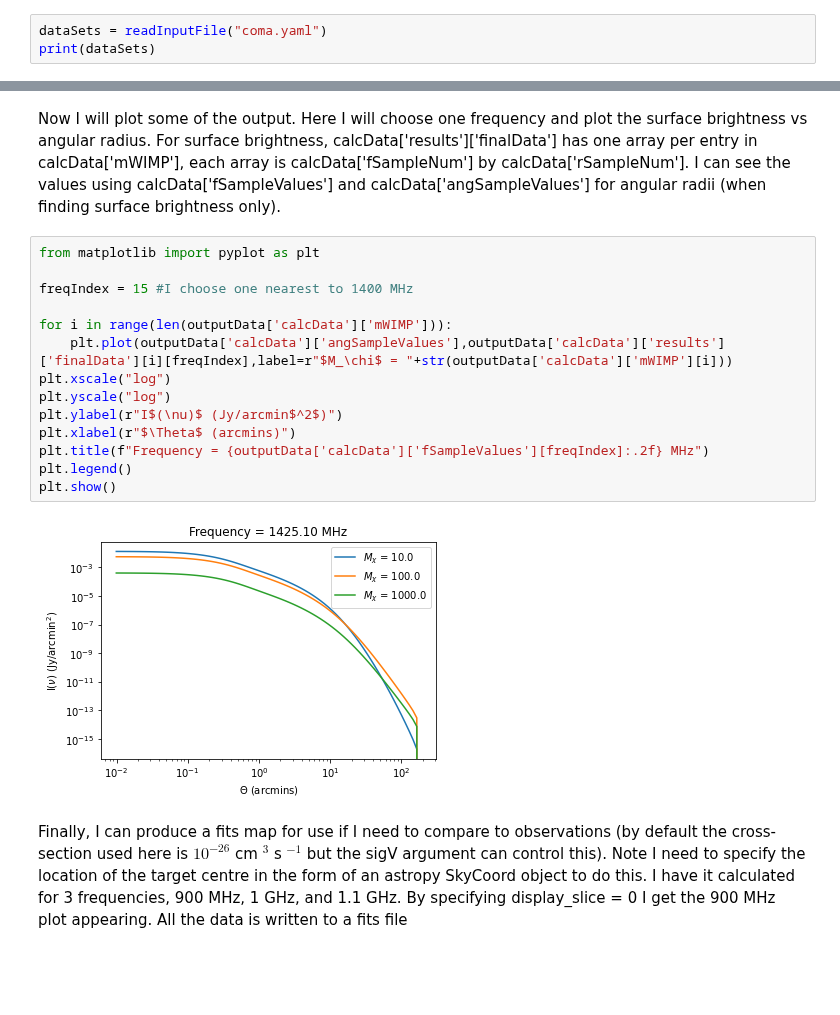
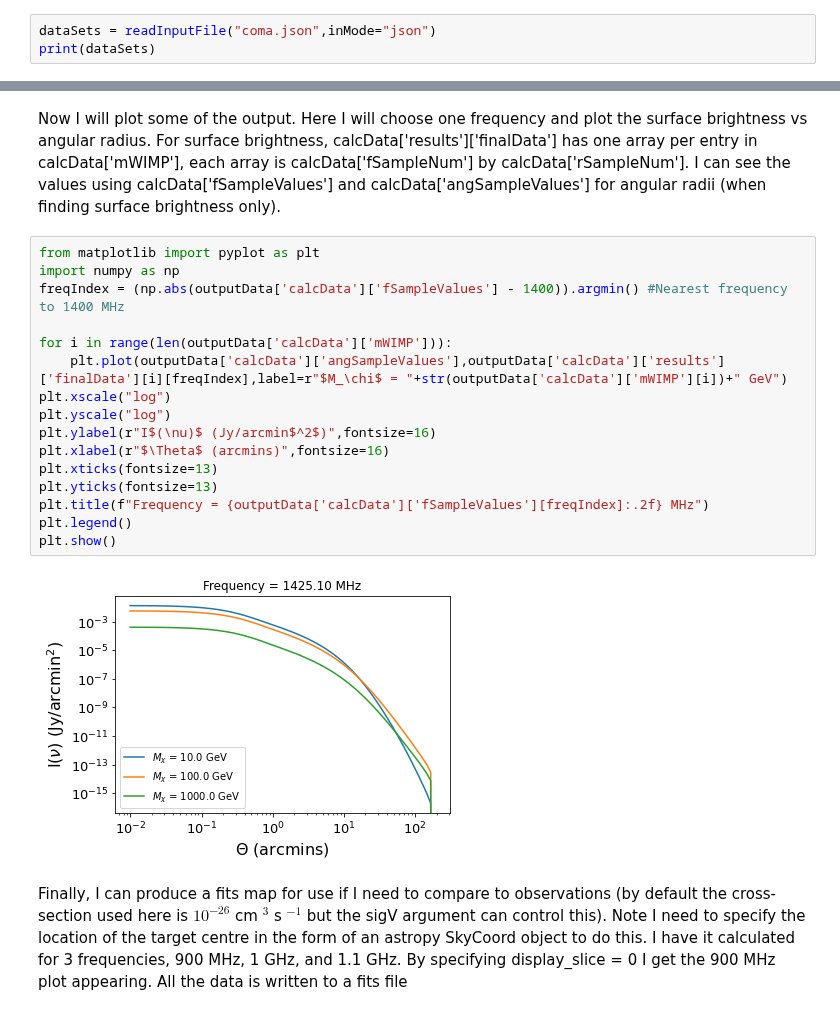
Before and after one commit to Hyperthetical/DarkMatters, a Jupyter notebook: example_coma_cluster.ipynb, the cells around one changed output, grey strips where cells are left out. Cells and saved outputs as stored; diff of their text form; blank space fills up the shorter version.

```diff
--- a/example_coma_cluster.ipynb
+++ b/example_coma_cluster.ipynb
@@ -8,7 +8,7 @@ The autoreload extension is already loaded. To reload it, use:
 # %% [markdown]
 Next I will read in the calculation data for the Coma cluster
 # %%
-dataSets = readInputFile("coma.yaml")
+dataSets = readInputFile("coma.json",inMode="json")
 print(dataSets)
 # %% [output]
 {'haloData': {'haloName': 'coma', 'haloProfile': 'nfw', 'haloScale': 0.287, 'haloCvir': 9.4, 'haloRvir': 2.7, 'haloMvir': 1200000000000000.0, 'haloZ': 0.0231}, 'magData': {'magProfile': 'beta', 'magNo ...
@@ -51,20 +51,22 @@ makeOutput(**outputData,outMode="yaml")
 Now I will plot some of the output. Here I will choose one frequency and plot the surface brightness vs angular radius. For surface brightness, calcData['results']['finalData'] has one array per entry in calcData['mWIMP'], each array is calcData['fSampleNum'] by calcData['rSampleNum']. I can see the values using calcData['fSampleValues'] and calcData['angSampleValues'] for angular radii (when finding surface brightness only).
 # %%
 from matplotlib import pyplot as plt
-
-freqIndex = 15 #I choose one nearest to 1400 MHz
+import numpy as np
+freqIndex = (np.abs(outputData['calcData']['fSampleValues'] - 1400)).argmin() #Nearest frequency to 1400 MHz
 
 for i in range(len(outputData['calcData']['mWIMP'])):
-    plt.plot(outputData['calcData']['angSampleValues'],outputData['calcData']['results']['finalData'][i][freqIndex],label=r"$M_\chi$ = "+str(outputData['calcData']['mWIMP'][i]))
+    plt.plot(outputData['calcData']['angSampleValues'],outputData['calcData']['results']['finalData'][i][freqIndex],label=r"$M_\chi$ = "+str(outputData['calcData']['mWIMP'][i])+" GeV")
 plt.xscale("log")
 plt.yscale("log")
-plt.ylabel(r"I$(\nu)$ (Jy/arcmin$^2$)")
-plt.xlabel(r"$\Theta$ (arcmins)")
+plt.ylabel(r"I$(\nu)$ (Jy/arcmin$^2$)",fontsize=16)
+plt.xlabel(r"$\Theta$ (arcmins)",fontsize=16)
+plt.xticks(fontsize=13)
+plt.yticks(fontsize=13)
 plt.title(f"Frequency = {outputData['calcData']['fSampleValues'][freqIndex]:.2f} MHz")
 plt.legend()
 plt.show()
 # %% [output]
-[figure, old version]
+[figure, new version]
 # %% [markdown]
 Finally, I can produce a fits map for use if I need to compare to observations (by default the cross-section used here is $10^{-26}$ cm $^3$ s $^{-1}$ but the sigV argument can control this). Note I need to specify the location of the target centre in the form of an astropy SkyCoord object to do this. I have it calculated for 3 frequencies, 900 MHz, 1 GHz, and 1.1 GHz. By specifying display_slice = 0 I get the 900 MHz plot appearing. All the data is written to a fits file
 # %%
```
Also changed, not shown: parts of 1 cell of this notebook, 2 other files.
